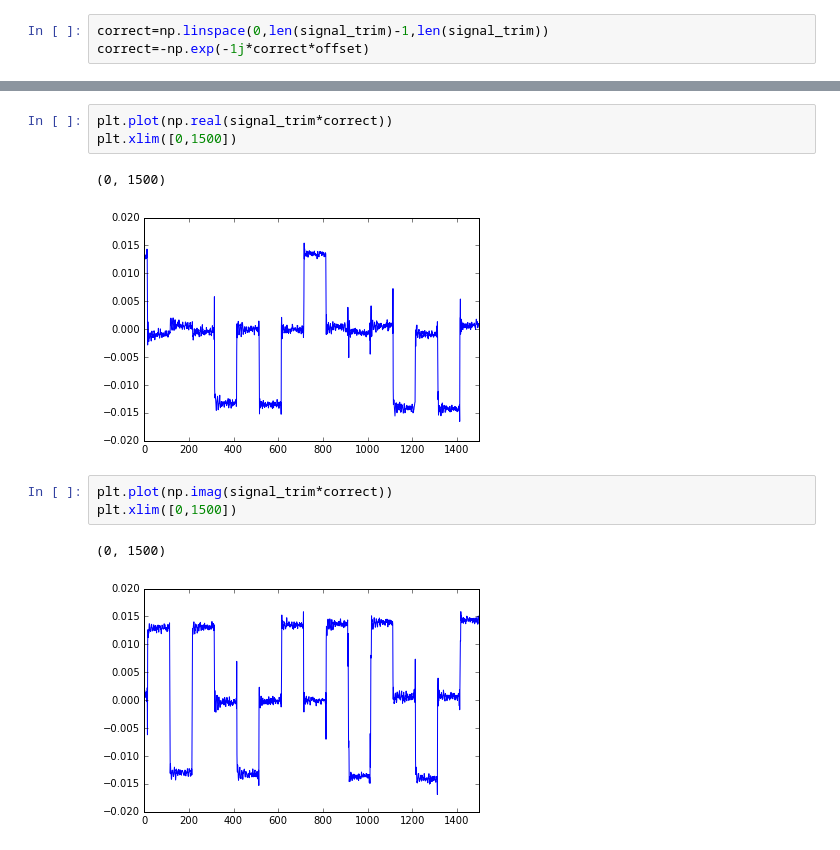
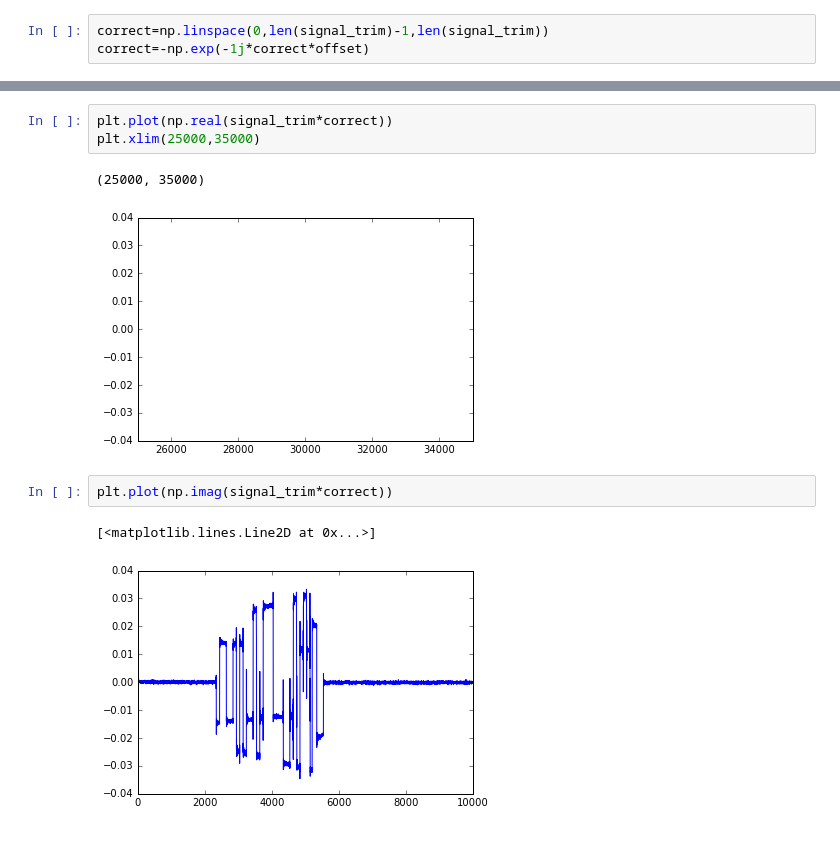
Before and after one commit to kailevy/usrp_2.5, a Jupyter notebook: Vis.ipynb, the cells around one changed output, grey strips where cells are left out. Saved outputs shown, nothing was run; the diff lists cells and outputs as text.

```diff
--- a/Vis.ipynb
+++ b/Vis.ipynb
@@ -68,12 +59,11 @@ plt.axes
 # %%
 plt.plot(np.real(signal_trim*correct))
-plt.xlim([0,1500])
+plt.xlim(25000,35000)
 # %% [output]
-(0, 1500)
+(25000, 35000)
-[figure, old version]
+[figure, new version]
 # %%
 plt.plot(np.imag(signal_trim*correct))
-plt.xlim([0,1500])
 # %% [output]
-(0, 1500)
+[<matplotlib.lines.Line2D at 0x...>]
-[figure, old version]
+[figure, new version]
```
Also changed, not shown: parts of 14 cells of this notebook.
